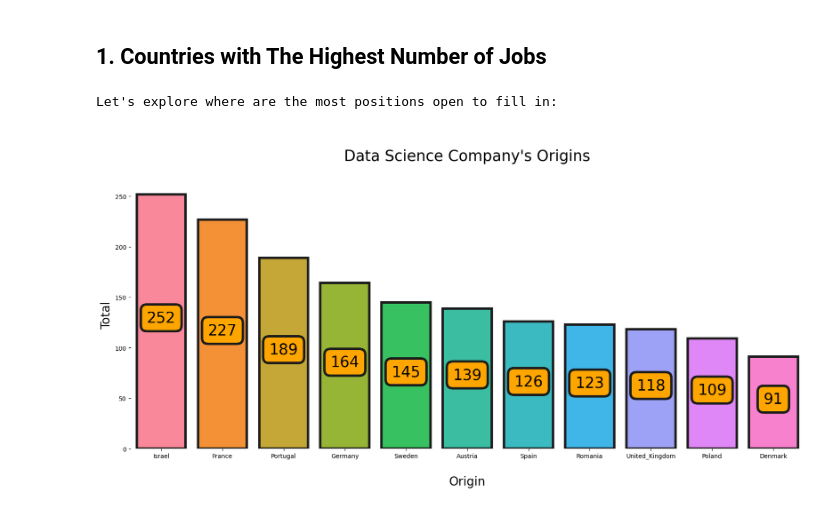
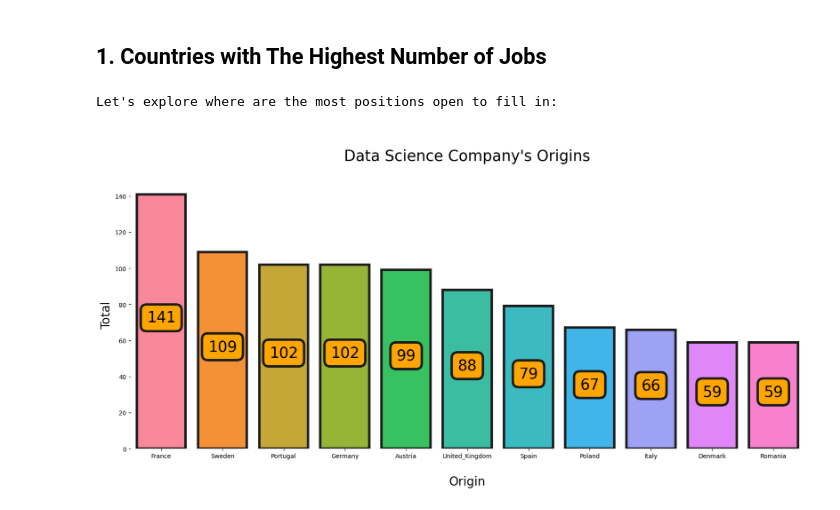
Before and after one commit to Luk-kar/DS_salaries_project, a Jupyter notebook: _003_eda.ipynb, the cells around one changed output. Cells and saved outputs as stored; diff of their text form; code cells hidden in the pictures.

```diff
--- a/_003_eda.ipynb
+++ b/_003_eda.ipynb
@@ -935,24 +936,25 @@ Domo                                 0.00%           0
 # %% [markdown]
 ## 1. Countries with The Highest Number of Jobs
 # %%
-plot_data = data[data['Job_details']['Region'] == 'Europe']
+plot_data = data.drop_duplicates(subset=[('Company_info', 'Name')])
+plot_data = plot_data[plot_data['Job_details']['Region'] == 'Europe']
 
 print("Let's explore where are the most positions open to fill in:")
 
 plt.subplots(figsize=(20, 8))
 p=sns.countplot(x=plot_data["Job_details"]['Country'],order=plot_data["Job_details"]['Country'].value_counts().index[:11], saturation=1, edgecolor = "#1c1c1c", linewidth = 4)
 p.axes.set_title("\nData Science Company's Origins\n",fontsize=25)
 p.axes.set_xlabel("\nOrigin",fontsize=20)
 p.axes.set_ylabel("Total",fontsize=20)
 p.axes.set_xticklabels(p.get_xticklabels(),rotation = 0)
 for container in p.containers:
     p.bar_label(container,label_type="center",padding=6,size=25,color="black",rotation=0,
     bbox={"boxstyle": "round", "pad": 0.4, "facecolor": "orange", "edgecolor": "#1c1c1c", "linewidth" : 4, "alpha": 1})
 
 
 sns.despine(left=True, bottom=True)
 plt.show()
 # %% [output]
 Let's explore where are the most positions open to fill in:
-[figure, old version]
+[figure, new version]
 # %%
```
Also changed, not shown: parts of 6 cells of this notebook, 2 other files.
